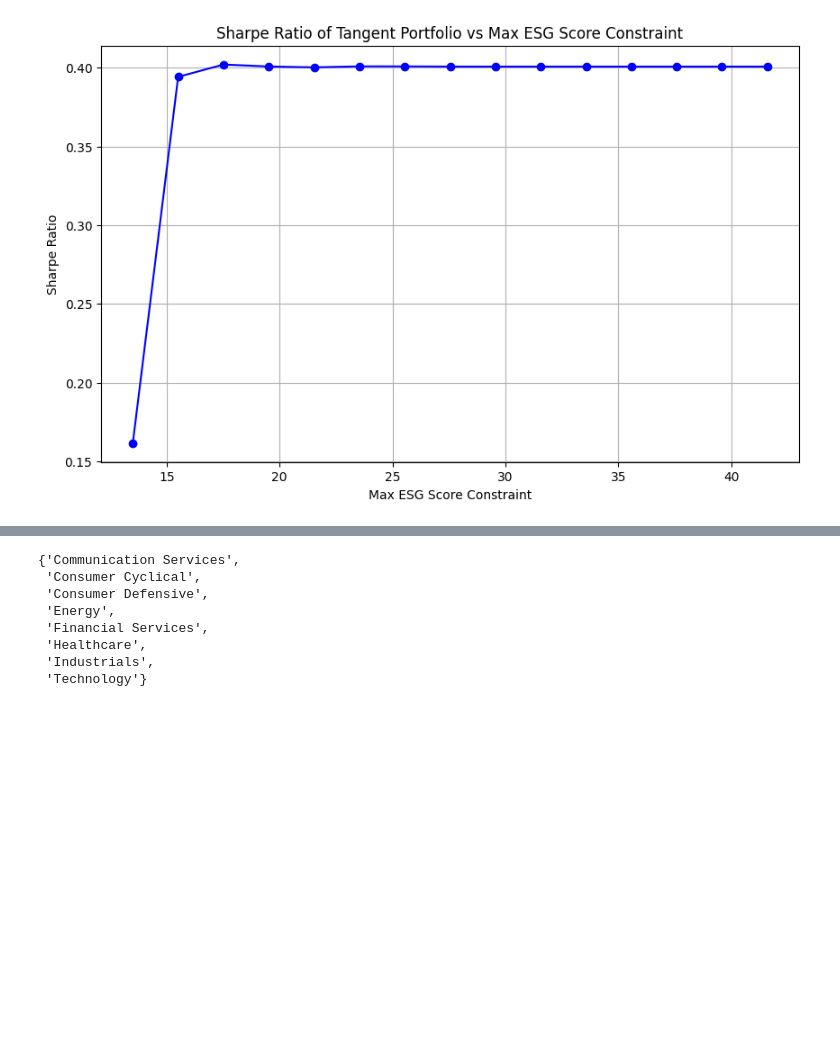
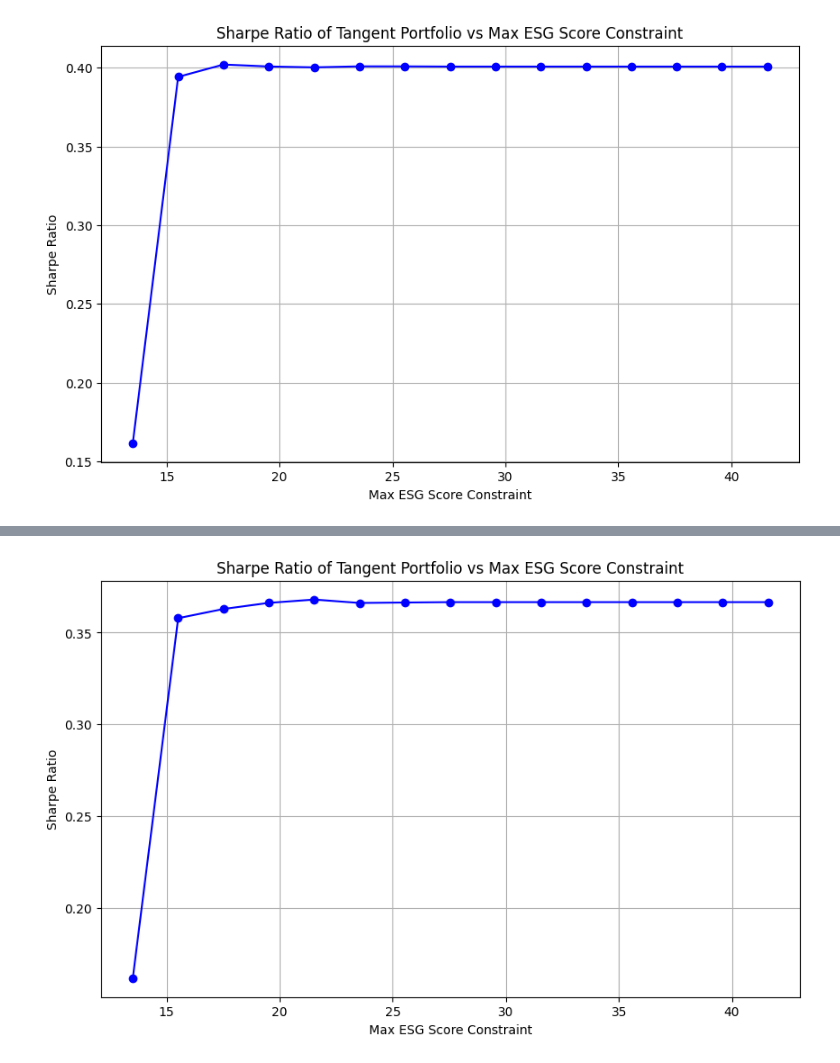
Before and after one commit to antoinedte/-Allocation_de_portefeuille_sous_contrainte_ESG, a Jupyter notebook: exploration/20240214_part2.ipynb, the cells around one changed output, grey strips where cells are left out. Cells and saved outputs as stored; diff of their text form; code cells hidden in the pictures; blank space fills up the shorter version.

```diff
--- a/exploration/20240214_part2.ipynb
+++ b/exploration/20240214_part2.ipynb
@@ -256,11 +250,10 @@ sectors = PORTFOLIO_BIG.get_sector_for_tickers()
-# %%
-set(sectors.values())
-# %% [output]
-{'Communication Services',
- 'Consumer Cyclical',
- 'Consumer Defensive',
- 'Energy',
- 'Financial Services',
- 'Healthcare',
- 'Industrials',
- 'Technology'}
+# %%
+PORTFOLIO_BIG.plot_sharp_ratio_vs_max_score(GAMMA_VALUES,
+                                        risk_free_rate=RISK_FREE_RATE,
+                                        max_esg_scores=MAX_ESG_SCORES,
+                                        fully_invested=True,
+                                        long_only=True,
+                                        best_in_class_method=0.5,
+                                        best_in_class_strategy='sector')
+# %% [output]
+[figure, added]
```
Also changed, not shown: parts of 12 cells of this notebook, 1 other file.
